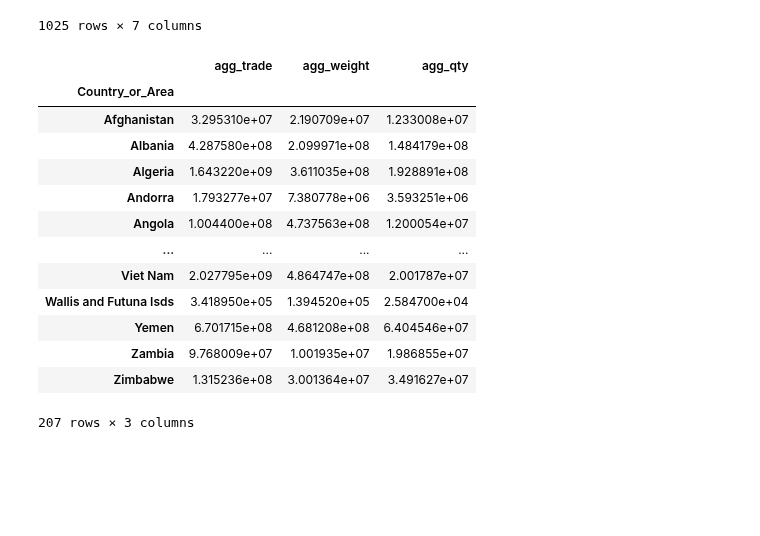
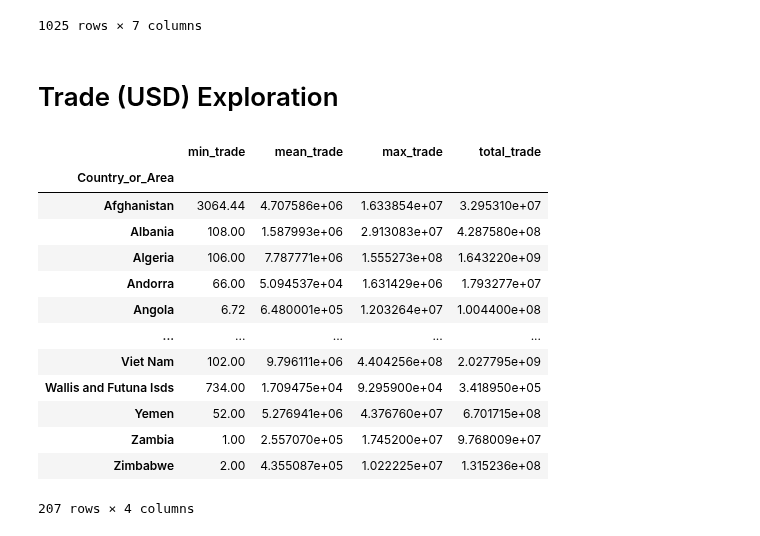
Before and after one commit to eldrigeampong/Data-Science, a Jupyter notebook: UN/Commodity Trade Statistics Database/proj2.ipynb, the cells around one changed output. Saved outputs shown, nothing was run; the diff lists cells and outputs as text; code cells hidden in the pictures; blank space fills up the shorter version.

```diff
--- a/UN/Commodity Trade Statistics Database/proj2.ipynb
+++ b/UN/Commodity Trade Statistics Database/proj2.ipynb
@@ -211,27 +211,30 @@ country_area_grouped.head()
 | 62012 | Zimbabwe | 2018 | Bovine animals, live pure-bred br... | Import | 1512108.15 | 4.886140e+05 | 8.525287e+02 |
 | 62013 | Zimbabwe | 2018 | Bovine animals, live, except pure... | Import | 627264.69 | 1.382900e+05 | 5.955500e+02 |
 1025 rows × 7 columns
-# %%
-agg_sum = country_area_grouped.agg(
-    agg_trade = ('Trade (USD)', 'sum'),
-    agg_weight = ('Weight (kg)', 'sum'),
-    agg_qty = ('Quantity', 'sum')
-)
-
-agg_sum
-# %% [output]
-|  | agg_trade | agg_weight | agg_qty |
-| Country_or_Area |  |  |  |
-| Afghanistan | 3.295310e+07 | 2.190709e+07 | 1.233008e+07 |
-| Albania | 4.287580e+08 | 2.099971e+08 | 1.484179e+08 |
-| Algeria | 1.643220e+09 | 3.611035e+08 | 1.928891e+08 |
-| Andorra | 1.793277e+07 | 7.380778e+06 | 3.593251e+06 |
-| Angola | 1.004400e+08 | 4.737563e+08 | 1.200054e+07 |
-| ... | ... | ... | ... |
-| Viet Nam | 2.027795e+09 | 4.864747e+08 | 2.001787e+07 |
-| Wallis and Futuna Isds | 3.418950e+05 | 1.394520e+05 | 2.584700e+04 |
-| Yemen | 6.701715e+08 | 4.681208e+08 | 6.404546e+07 |
-| Zambia | 9.768009e+07 | 1.001935e+07 | 1.986855e+07 |
-| Zimbabwe | 1.315236e+08 | 3.001364e+07 | 3.491627e+07 |
-207 rows × 3 columns
+# %% [markdown]
+# Trade (USD) Exploration
+# %%
+agg_trade_stats = country_area_grouped.agg(
+    min_trade = ('Trade (USD)', np.min),
+    mean_trade = ('Trade (USD)', np.mean),
+    max_trade = ('Trade (USD)', np.max),
+    total_trade = ('Trade (USD)', np.sum)
+)
+
+agg_trade_stats
+# %% [output]
+|  | min_trade | mean_trade | max_trade | total_trade |
+| Country_or_Area |  |  |  |  |
+| Afghanistan | 3064.44 | 4.707586e+06 | 1.633854e+07 | 3.295310e+07 |
+| Albania | 108.00 | 1.587993e+06 | 2.913083e+07 | 4.287580e+08 |
+| Algeria | 106.00 | 7.787771e+06 | 1.555273e+08 | 1.643220e+09 |
+| Andorra | 66.00 | 5.094537e+04 | 1.631429e+06 | 1.793277e+07 |
+| Angola | 6.72 | 6.480001e+05 | 1.203264e+07 | 1.004400e+08 |
+| ... | ... | ... | ... | ... |
+| Viet Nam | 102.00 | 9.796111e+06 | 4.404256e+08 | 2.027795e+09 |
+| Wallis and Futuna Isds | 734.00 | 1.709475e+04 | 9.295900e+04 | 3.418950e+05 |
+| Yemen | 52.00 | 5.276941e+06 | 4.376760e+07 | 6.701715e+08 |
+| Zambia | 1.00 | 2.557070e+05 | 1.745200e+07 | 9.768009e+07 |
+| Zimbabwe | 2.00 | 4.355087e+05 | 1.022225e+07 | 1.315236e+08 |
+207 rows × 4 columns
 # %%
```
Also changed, not shown: parts of 6 cells of this notebook.
